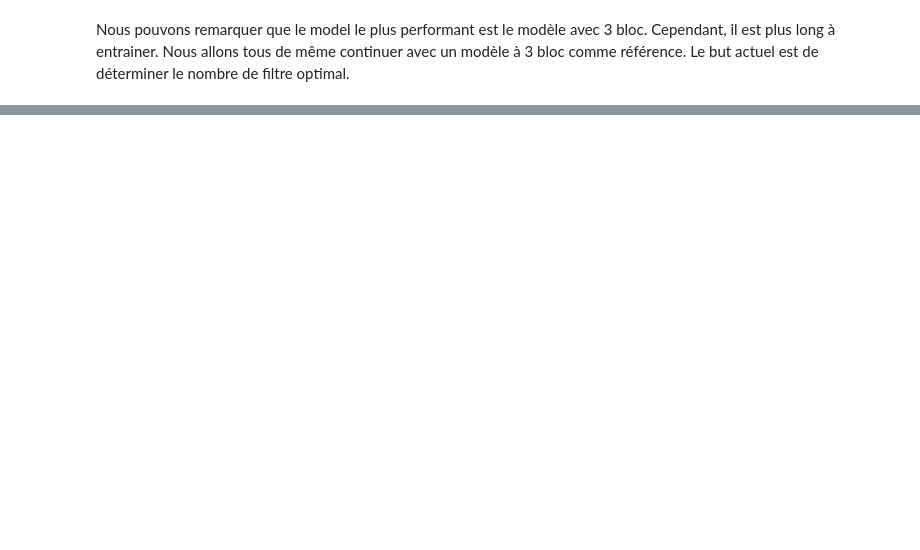
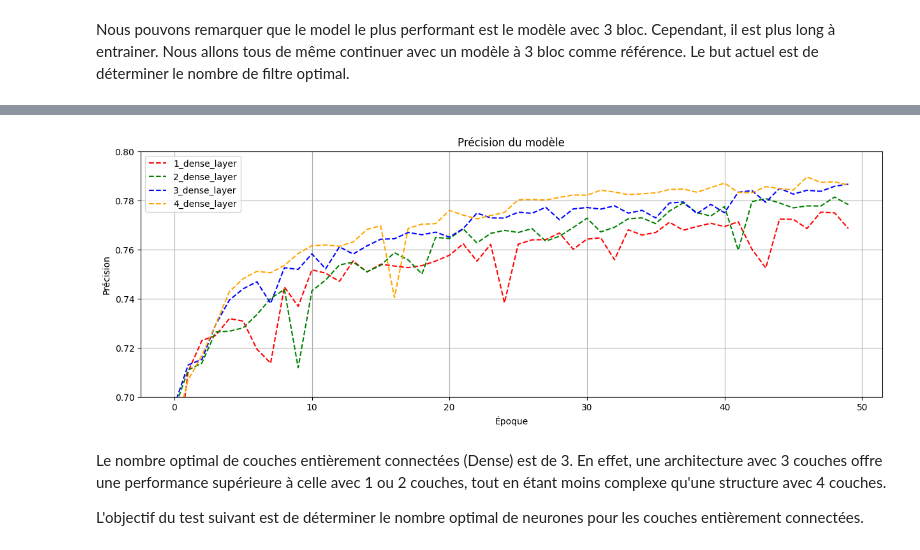
Before and after one commit to TWAAXOne/Network-intrusion-detection-with-machine-learning, a Jupyter notebook: CNN_multiclass_2.ipynb, the cells around one changed output, grey strips where cells are left out. Saved outputs shown, nothing was run; the diff lists cells and outputs as text; code cells hidden in the pictures; blank space fills up the shorter version.

```diff
--- a/CNN_multiclass_2.ipynb
+++ b/CNN_multiclass_2.ipynb
@@ -615,0 +729,8 @@ plot_accuracies (nets,history,names,[0.75,0.83])
+# %%
+plot_accuracies (nets,history,names,[0.70,0.80])
+# %% [output]
+[figure, added]
+# %% [markdown]
+Le nombre optimal de couches entièrement connectées (Dense) est de 3. En effet, une architecture avec 3 couches offre une performance supérieure à celle avec 1 ou 2 couches, tout en étant moins complexe qu'une structure avec 4 couches.
+
+L'objectif du test suivant est de déterminer le nombre optimal de neurones pour les couches entièrement connectées.
```
Also changed, not shown: parts of 17 cells of this notebook.
